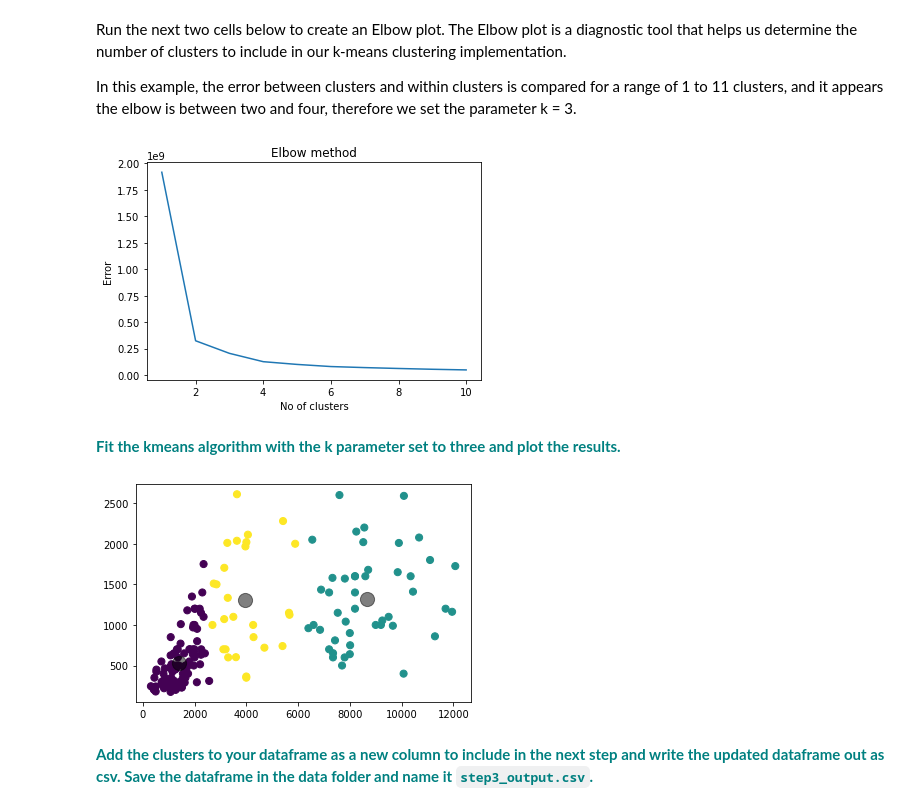
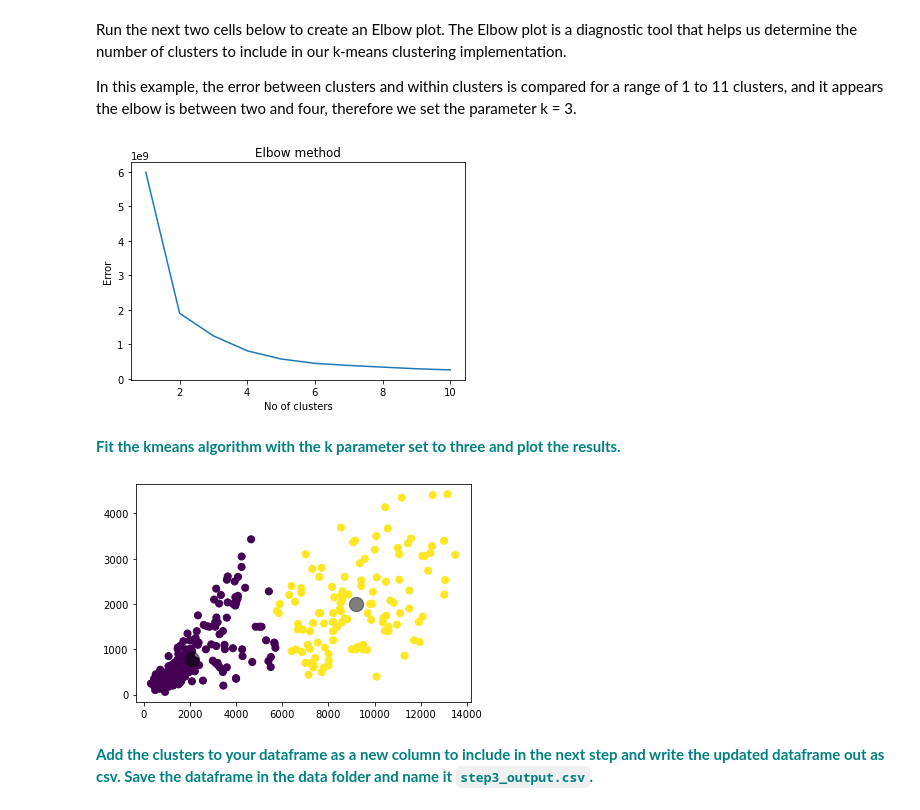
Before and after one commit to jolfr/capstone-01, a Jupyter notebook: notebooks/Notebook_stepthree.ipynb, the cells around one changed output. Drawn from its saved outputs; the diff is of its cells as text; code cells hidden in the pictures.

```diff
--- a/notebooks/Notebook_stepthree.ipynb
+++ b/notebooks/Notebook_stepthree.ipynb
@@ -383,7 +408,7 @@ Step 2: Select the upper triangle of the correlation matrix. This is because a c
 Step 3: Find the index of feature columns with a correlation greater than 0.95.
 # %%
 # Step 1. Call the variable corr_matrix
-corr_matrix = dfno.drop(['AdultWeekday','AdultWeekend','daysOpenLastYear','projectedDaysOpen'], axis=1).corr().abs()
+corr_matrix = df.drop(['AdultWeekday','AdultWeekend','daysOpenLastYear','projectedDaysOpen'], axis=1).corr().abs()
 
 # Step 2. Uncomment the following code to get the upper triangle of the correlation matrix
 upper = corr_matrix.where(np.triu(np.ones(corr_matrix.shape), k=1).astype(np.bool))
@@ -403,7 +428,7 @@ Reduced dataframe size:  (175, 25)
 # %%
 # Now replace dfno by the result of dropping the columns in the to_drop variable from it
-dfno = dfno.drop(dfno[to_drop], axis=1)
-print(dfno.columns)
+df = df.drop(df[to_drop], axis=1)
+print(df.columns)
 # %% [output]
 Index(['Name', 'state', 'summit_elev', 'vertical_drop', 'trams', 'fastEight',
        'fastSixes', 'fastQuads', 'quad', 'triple', 'double', 'surface',
@@ -424,7 +449,7 @@ Run the next two cells below to create an Elbow plot. The Elbow plot is a diagno
 In this example, the error between clusters and within clusters is compared for a range of 1 to 11 clusters, and it appears the elbow is between two and four, therefore we set the parameter k = 3.
 # %%
 from sklearn.cluster import KMeans
-x = dfno.drop(['Name','state'], axis =1).values
+x = df.drop(['Name','state'], axis =1).values
 # %%
 Error =[]
 for i in range(1, 11):
@@ -438,19 +463,19 @@ plt.xlabel('No of clusters')
 plt.ylabel('Error')
 plt.show()
 # %% [output]
-[figure, old version]
+[figure, new version]
 # %% [markdown]
 <font color='teal'>**Fit the kmeans algorithm with the k parameter set to three and plot the results.**</font>
 # %%
 # This code will fit the k-means algorithm with our k parameter set to three, and plot the results. Cool, huh?
-kmeans3 = KMeans(n_clusters=3)
+kmeans3 = KMeans(n_clusters=2)
 y_kmeans3 = kmeans3.fit_predict(x)
 plt.scatter(x[:, 0], x[:, 1], c=y_kmeans3, s=50, cmap='viridis')
 
 centers = kmeans3.cluster_centers_
 plt.scatter(centers[:, 0], centers[:, 1], c='black', s=200, alpha=0.5);
 # %% [output]
-[figure, old version]
+[figure, new version]
 # %% [markdown]
 <font color='teal'>**Add the clusters to your dataframe as a new column to include in the next step and write the updated dataframe out as csv. Save the dataframe in the data folder and name it `step3_output.csv`.**</font>
 # %%
```
Also changed, not shown: parts of 11 cells of this notebook, 1 other file.
